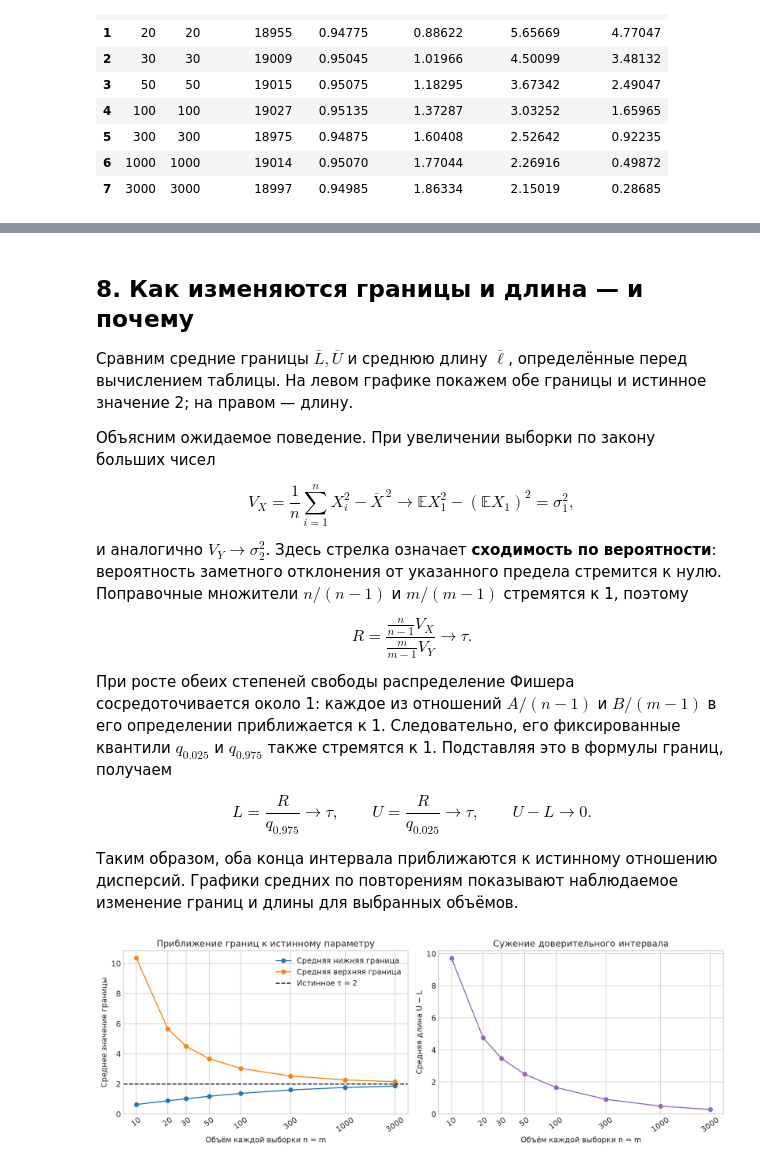
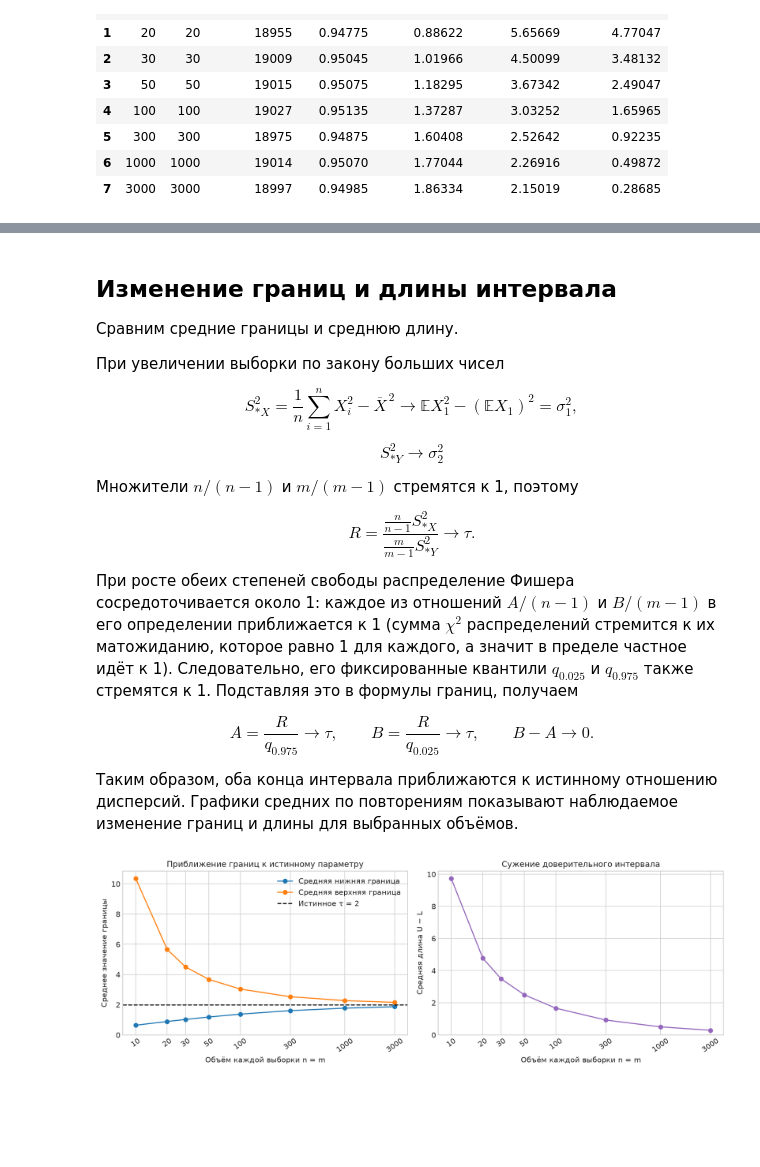
Before and after one commit to sanhasan/matstat-3, a Jupyter notebook: task_1.ipynb, the cells around one changed output, grey strips where cells are left out. Saved outputs shown, nothing was run; the diff lists cells and outputs as text; code cells hidden in the pictures; blank space fills up the shorter version.

```diff
--- a/task_1.ipynb
+++ b/task_1.ipynb
@@ -211,13 +147,10 @@ $$n=m\in\{10,20,30,50,100,300,1000,3000\}.$$
 # %%
 ALPHA = 0.05
-MU_X, MU_Y = 0.0, 0.0
+E_X, E_Y = 0.0, 0.0
 VAR_X, VAR_Y = 2.0, 1.0
 TAU = VAR_X / VAR_Y
+
 SIZES = np.array([10, 20, 30, 50, 100, 300, 1000, 3000])
 REPEATS = 20_000
 SEED = 24422442
 BATCH_SIZE = 256
-
-print(f"Доверительный уровень: {1 - ALPHA:.0%}; истинное τ = {TAU:g}")
-print("Объёмы n = m:", SIZES)
-print(f"Число повторений для каждого объёма: {REPEATS:,}")
@@ -257,9 +170,9 @@ for size in SIZES:
     for start in range(0, REPEATS, BATCH_SIZE):
         stop = min(start + BATCH_SIZE, REPEATS)
         count = stop - start
-        x = rng.normal(MU_X, np.sqrt(VAR_X), size=(count, n))
-        y = rng.normal(MU_Y, np.sqrt(VAR_Y), size=(count, m))
-        lower[start:stop], upper[start:stop] = variance_ratio_ci(x, y, ALPHA)
+        x = rng.normal(E_X, np.sqrt(VAR_X), size=(count, n))
+        y = rng.normal(E_Y, np.sqrt(VAR_Y), size=(count, m))
+        lower[start:stop], upper[start:stop] = find_bounds(x, y, ALPHA)
 
     good = (lower <= TAU) & (TAU <= upper)
     intervals[n] = {"lower": lower, "upper": upper}
@@ -274,7 +187,6 @@ for size in SIZES:
     })
 
 summary = pd.DataFrame(rows)
-summary.to_csv(RESULT_DIR / "task_1_summary.csv", index=False)
 display(summary.round(5))
 # %% [output]
 |  | n | m | good_count | coverage | mean_lower | mean_upper | mean_length |
@@ -355,44 +229,30 @@ show_figure(fig, "task_1_interval_examples.png")
 # %% [markdown]
-## 8. Как изменяются границы и длина — и почему
+## Изменение границ и длины интервала
 
-Сравним средние границы $\overline L,\overline U$ и среднюю длину $\overline\ell$, определённые перед вычислением таблицы.
-На левом графике покажем обе границы и истинное значение 2; на правом — длину.
+Сравним средние границы и среднюю длину.
 
-Объясним ожидаемое поведение. При увеличении выборки по закону больших чисел
+При увеличении выборки по закону больших чисел
 
-$$V_X=\frac1n\sum_{i=1}^{n}X_i^2-\overline X^{\,2}
+$$S_{*X}^2=\frac1n\sum_{i=1}^{n}X_i^2-\overline X^{\,2}
 \longrightarrow\mathbb E X_1^2-(\mathbb E X_1)^2=\sigma_1^2,$$
 
-и аналогично $V_Y\longrightarrow\sigma_2^2$. Здесь стрелка означает **сходимость по вероятности**: вероятность заметного отклонения от указанного предела стремится к нулю.
-Поправочные множители $n/(n-1)$ и $m/(m-1)$ стремятся к 1, поэтому
+$$S_{*Y}^2\longrightarrow\sigma_2^2$$
 
-$$R=\frac{\frac{n}{n-1}V_X}{\frac{m}{m-1}V_Y}\longrightarrow\tau.$$
+Множители $n/(n-1)$ и $m/(m-1)$ стремятся к 1, поэтому
 
-При росте обеих степеней свободы распределение Фишера сосредоточивается около 1: каждое из отношений $A/(n-1)$ и $B/(m-1)$ в его определении приближается к 1. Следовательно, его фиксированные квантили $q_{0.025}$ и $q_{0.975}$ также стремятся к 1.
+$$R=\frac{\frac{n}{n-1}S_{*X}^2}{\frac{m}{m-1}S_{*Y}^2}\longrightarrow\tau.$$
+
+При росте обеих степеней свободы распределение Фишера сосредоточивается около 1: каждое из отношений $A/(n-1)$ и $B/(m-1)$ в его определении приближается к 1 (сумма $\chi^2$ распределений стремится к их матожиданию, которое равно 1 для каждого, а значит в пределе частное идёт к 1). Следовательно, его фиксированные квантили $q_{0.025}$ и $q_{0.975}$ также стремятся к 1.
 Подставляя это в формулы границ, получаем
 
-$$L=\frac R{q_{0.975}}\longrightarrow\tau,\qquad
-U=\frac R{q_{0.025}}\longrightarrow\tau,\qquad U-L\longrightarrow0.$$
+$$A=\frac R{q_{0.975}}\longrightarrow\tau,\qquad
+B=\frac R{q_{0.025}}\longrightarrow\tau,\qquad B-A\longrightarrow0.$$
 
 Таким образом, оба конца интервала приближаются к истинному отношению дисперсий. Графики средних по повторениям показывают наблюдаемое изменение границ и длины для выбранных объёмов.
 # %%
-fig, axes = plt.subplots(1, 2, figsize=(13, 4.5))
-
-axes[0].plot(summary["n"], summary["mean_lower"], "o-", label="Средняя нижняя граница")
-axes[0].plot(summary["n"], summary["mean_upper"], "o-", label="Средняя верхняя граница")
-axes[0].axhline(TAU, color="black", linestyle="--", label="Истинное τ = 2")
-axes[0].set(ylabel="Среднее значение границы", title="Приближение границ к истинному параметру")
-axes[0].legend()
-
-axes[1].plot(summary["n"], summary["mean_length"], "o-", color="tab:purple")
-axes[1].set(ylabel="Средняя длина U − L", title="Сужение доверительного интервала")
-
-for ax in axes:
-    ax.set_xscale("log")
-    ax.set_xlabel("Объём каждой выборки n = m")
-    ax.set_xticks(SIZES, labels=SIZES, rotation=35)
-    ax.set_ylim(bottom=0)
-
-show_figure(fig, "task_1_bounds_and_length.png")
+plot_bounds_and_length(
+    summary["n"], summary["mean_lower"], summary["mean_upper"],
+    summary["mean_length"], TAU, directory=OUTPUT_DIR,
+)
 # %% [output]
-[figure, old version]
+[figure, new version]
```
Also changed, not shown: parts of 20 cells of this notebook, 11 other files.
